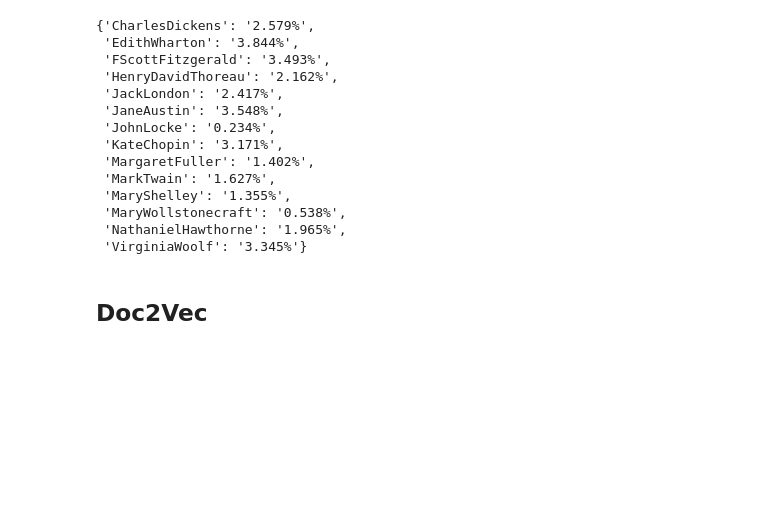
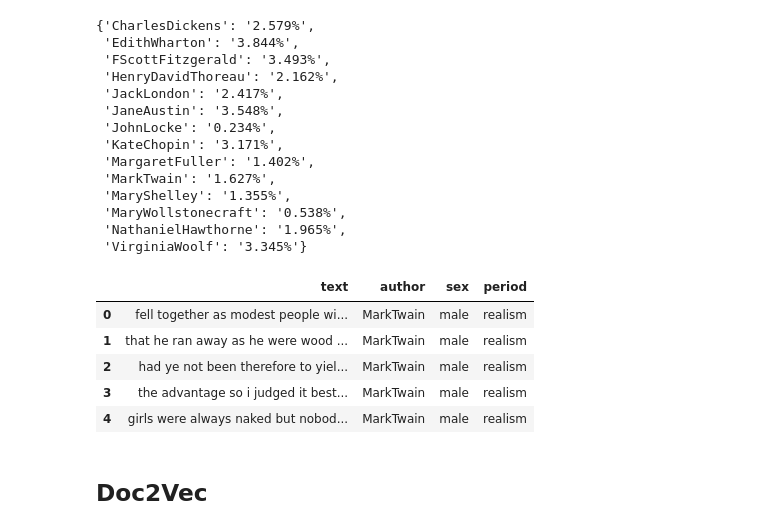
Before and after one commit to mattmecoli/nlp-authorship-vectorization, a Jupyter notebook: Presentation.ipynb, the cells around one changed output. Cells and saved outputs as stored; diff of their text form; code cells hidden in the pictures; blank space fills up the shorter version.

```diff
--- a/Presentation.ipynb
+++ b/Presentation.ipynb
@@ -164,3 +148,12 @@ df = pd.read_csv(os.getcwd() + '/' + '250Paragraphs_150Words.csv', index_col = 0
+# %%
+df.head()
+# %% [output]
+|  | text | author | sex | period |
+| 0 | fell together as modest people wi... | MarkTwain | male | realism |
+| 1 | that he ran away as he were wood ... | MarkTwain | male | realism |
+| 2 | had ye not been therefore to yiel... | MarkTwain | male | realism |
+| 3 | the advantage so i judged it best... | MarkTwain | male | realism |
+| 4 | girls were always naked but nobod... | MarkTwain | male | realism |
 # %%
 authors = list(set((df['author'])))
 # %%
```
Also changed, not shown: parts of 31 cells of this notebook, 1 other file.
